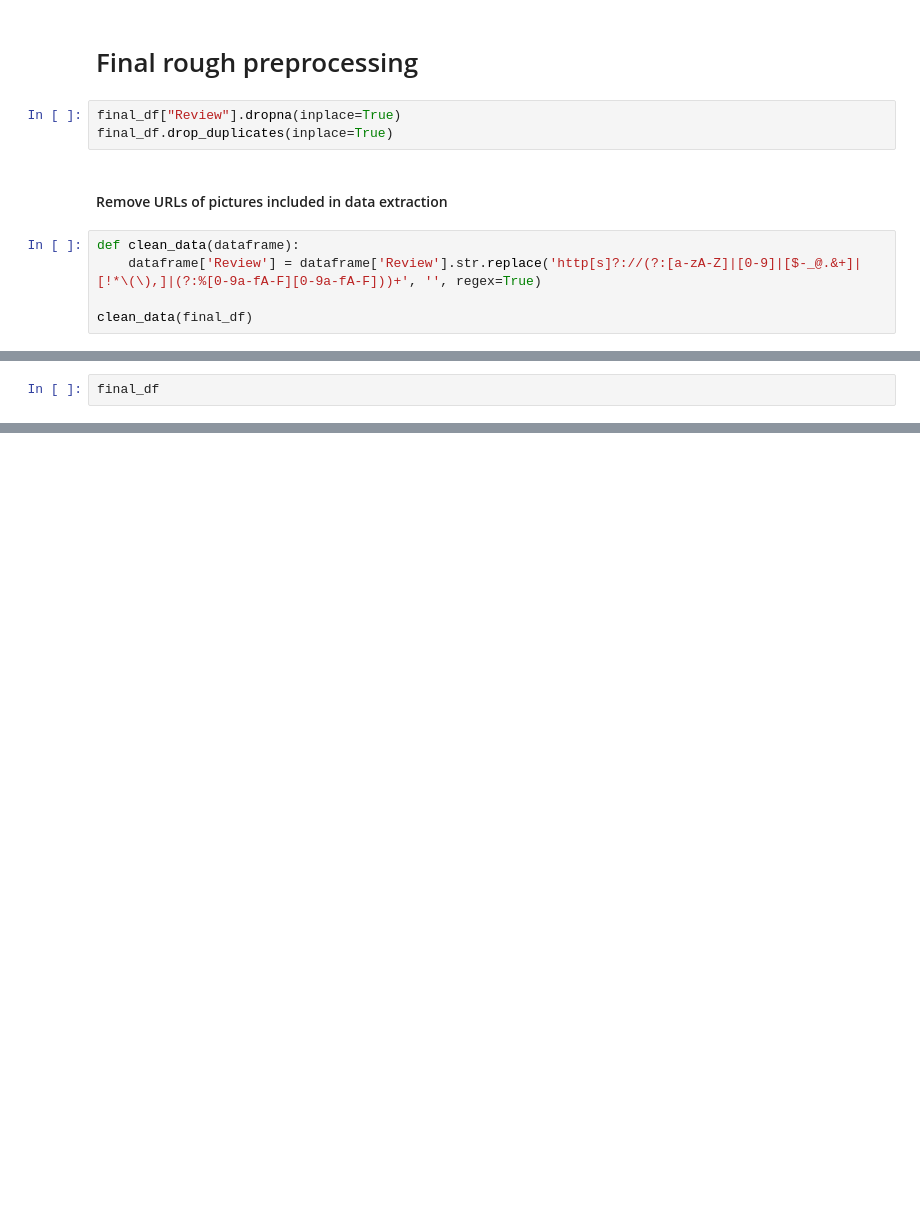
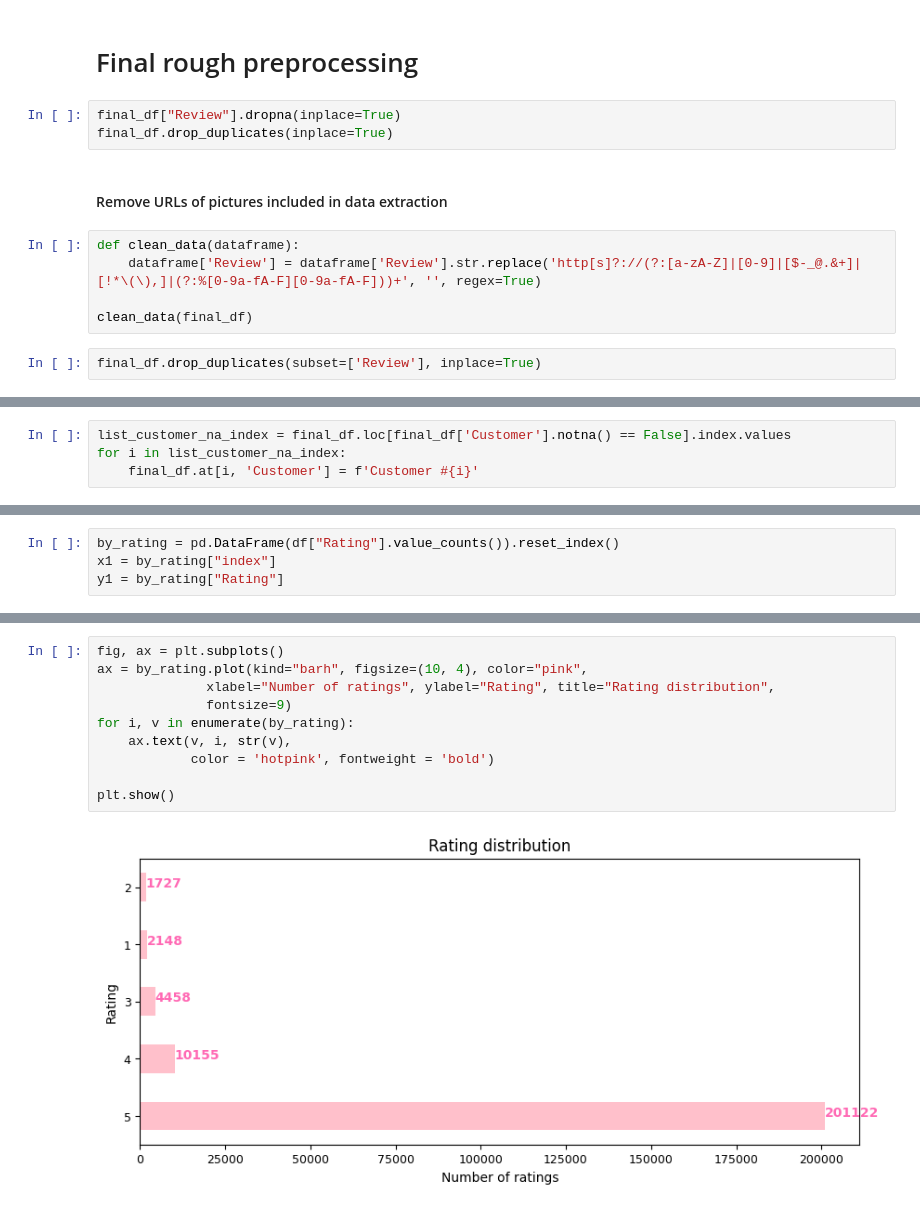
Before and after one commit to myduong-0420/Sentiment-Analysis-on-online-shopping-platforms, a Jupyter notebook: data-preprocessing/Rough product data - all.ipynb, the cells around one changed output, grey strips where cells are left out. Drawn from its saved outputs; the diff is of its cells as text; blank space fills up the shorter version.

```diff
--- a/data-preprocessing/Rough product data - all.ipynb
+++ b/data-preprocessing/Rough product data - all.ipynb
@@ -56,3 +59,5 @@ def clean_data(dataframe):
     dataframe['Review'] = dataframe['Review'].str.replace('http[s]?://(?:[a-zA-Z]|[0-9]|[$-_@.&+]|[!*\(\),]|(?:%[0-9a-fA-F][0-9a-fA-F]))+', '', regex=True)
 
 clean_data(final_df)
+# %%
+final_df.drop_duplicates(subset=['Review'], inplace=True)
@@ -59,2 +66,4 @@ clean_data(final_df)
 # %%
-final_df
+list_customer_na_index = final_df.loc[final_df['Customer'].notna() == False].index.values
+for i in list_customer_na_index:
+    final_df.at[i, 'Customer'] = f'Customer #{i}'
@@ -131,0 +119,4 @@ df_dup_review
+# %%
+by_rating = pd.DataFrame(df["Rating"].value_counts()).reset_index()
+x1 = by_rating["index"]
+y1 = by_rating["Rating"]
@@ -131,0 +133,12 @@ df_dup_review
+# %%
+fig, ax = plt.subplots()
+ax = by_rating.plot(kind="barh", figsize=(10, 4), color="pink",
+              xlabel="Number of ratings", ylabel="Rating", title="Rating distribution",
+              fontsize=9)
+for i, v in enumerate(by_rating):
+    ax.text(v, i, str(v),
+            color = 'hotpink', fontweight = 'bold')
+
+plt.show()
+# %% [output]
+[figure, added]
```
Also changed, not shown: parts of 18 cells of this notebook.
